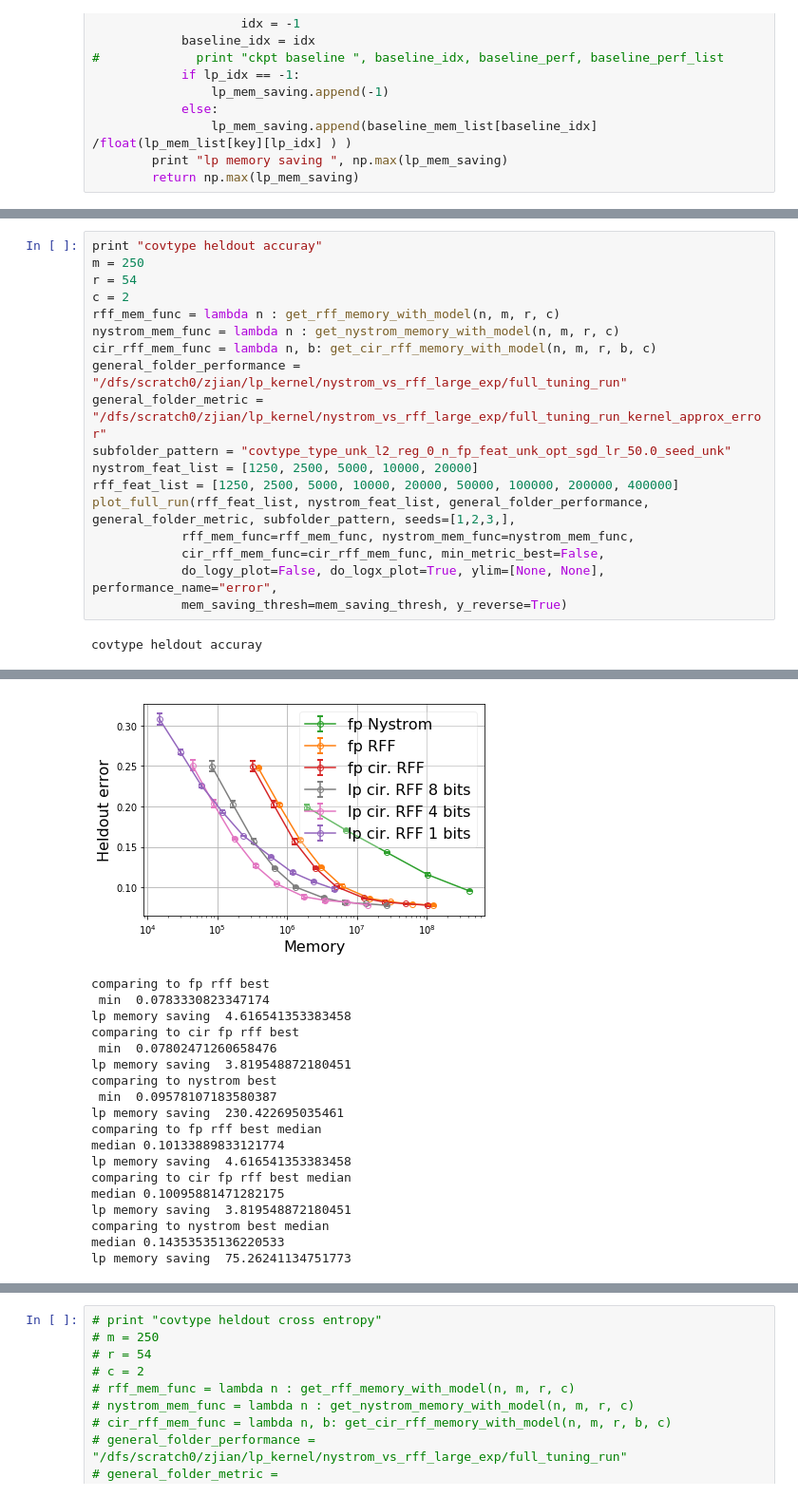
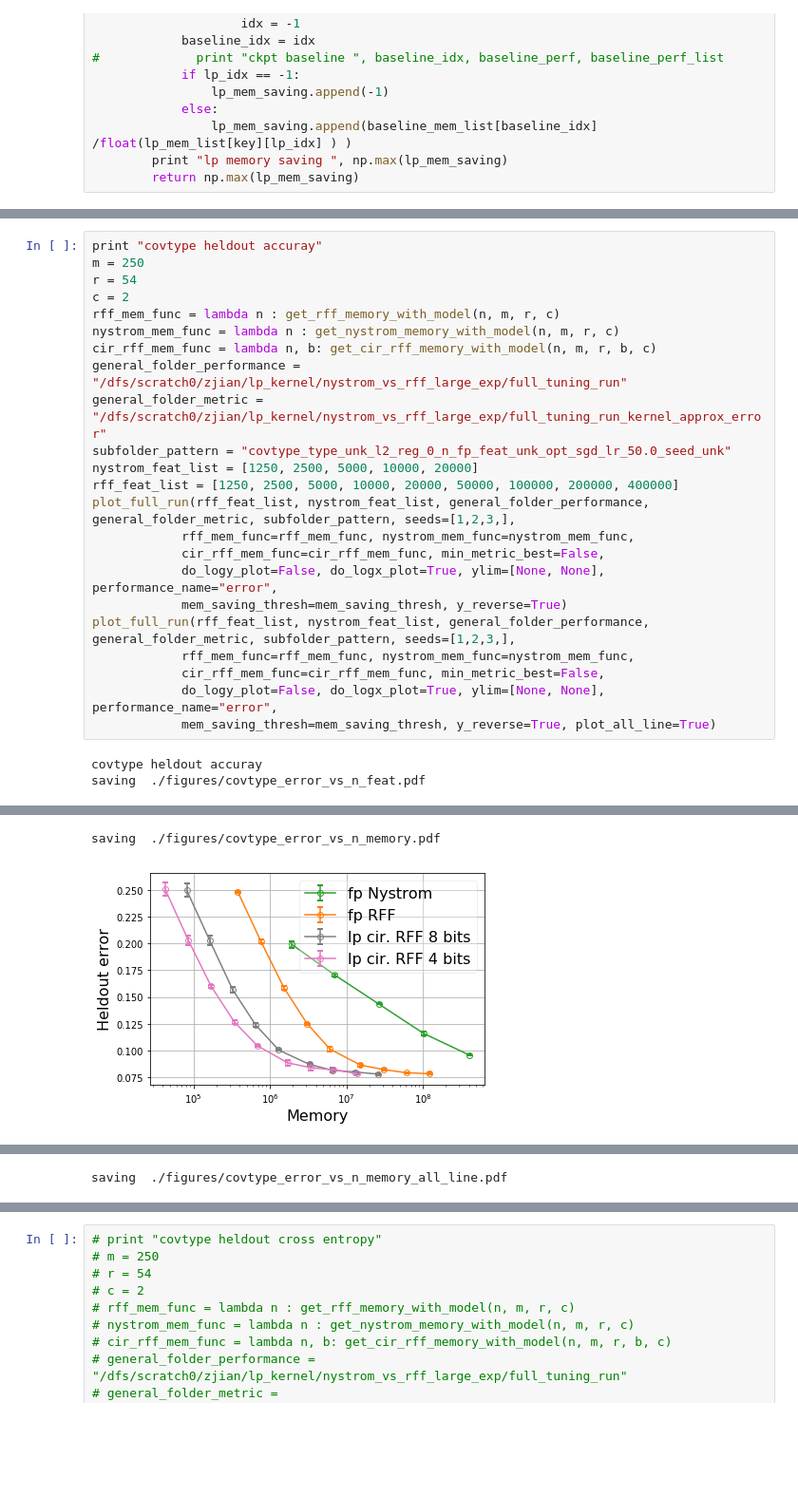
Before and after one commit to JianGoForIt/lp_rffs, a Jupyter notebook: kernel_reg/notebook/lp_rff_large_exp_full_run_memory_plot.ipynb, the cells around one changed output, grey strips where cells are left out. Shown at 95% size. Cells and saved outputs as stored; diff of their text form; blank space fills up the shorter version.

```diff
--- a/kernel_reg/notebook/lp_rff_large_exp_full_run_memory_plot.ipynb
+++ b/kernel_reg/notebook/lp_rff_large_exp_full_run_memory_plot.ipynb
@@ -545,5 +576,11 @@ plot_full_run(rff_feat_list, nystrom_feat_list, general_folder_performance, gene
             cir_rff_mem_func=cir_rff_mem_func, min_metric_best=False,
             do_logy_plot=False, do_logx_plot=True, ylim=[None, None], performance_name="error",
             mem_saving_thresh=mem_saving_thresh, y_reverse=True)
+plot_full_run(rff_feat_list, nystrom_feat_list, general_folder_performance, general_folder_metric, subfolder_pattern, seeds=[1,2,3,],
+            rff_mem_func=rff_mem_func, nystrom_mem_func=nystrom_mem_func,
+            cir_rff_mem_func=cir_rff_mem_func, min_metric_best=False,
+            do_logy_plot=False, do_logx_plot=True, ylim=[None, None], performance_name="error",
+            mem_saving_thresh=mem_saving_thresh, y_reverse=True, plot_all_line=True)
 # %% [output]
 covtype heldout accuray
+saving  ./figures/covtype_error_vs_n_feat.pdf
@@ -551,19 +588,2 @@ covtype heldout accuray
+saving  ./figures/covtype_error_vs_n_memory.pdf
-[figure, old version]
+[figure, new version]
-comparing to fp rff best
- min  0.0783330823347174
-lp memory saving  4.616541353383458
-comparing to cir fp rff best
- min  0.07802471260658476
-lp memory saving  3.819548872180451
-comparing to nystrom best
- min  0.09578107183580387
-lp memory saving  230.422695035461
-comparing to fp rff best median
-median 0.10133889833121774
-lp memory saving  4.616541353383458
-comparing to cir fp rff best median
-median 0.10095881471282175
-lp memory saving  3.819548872180451
-comparing to nystrom best median
-median 0.14353535136220533
-lp memory saving  75.26241134751773
@@ -569,0 +610 @@ lp memory saving  75.26241134751773
+saving  ./figures/covtype_error_vs_n_memory_all_line.pdf
```
Also changed, not shown: parts of 9 cells of this notebook.
